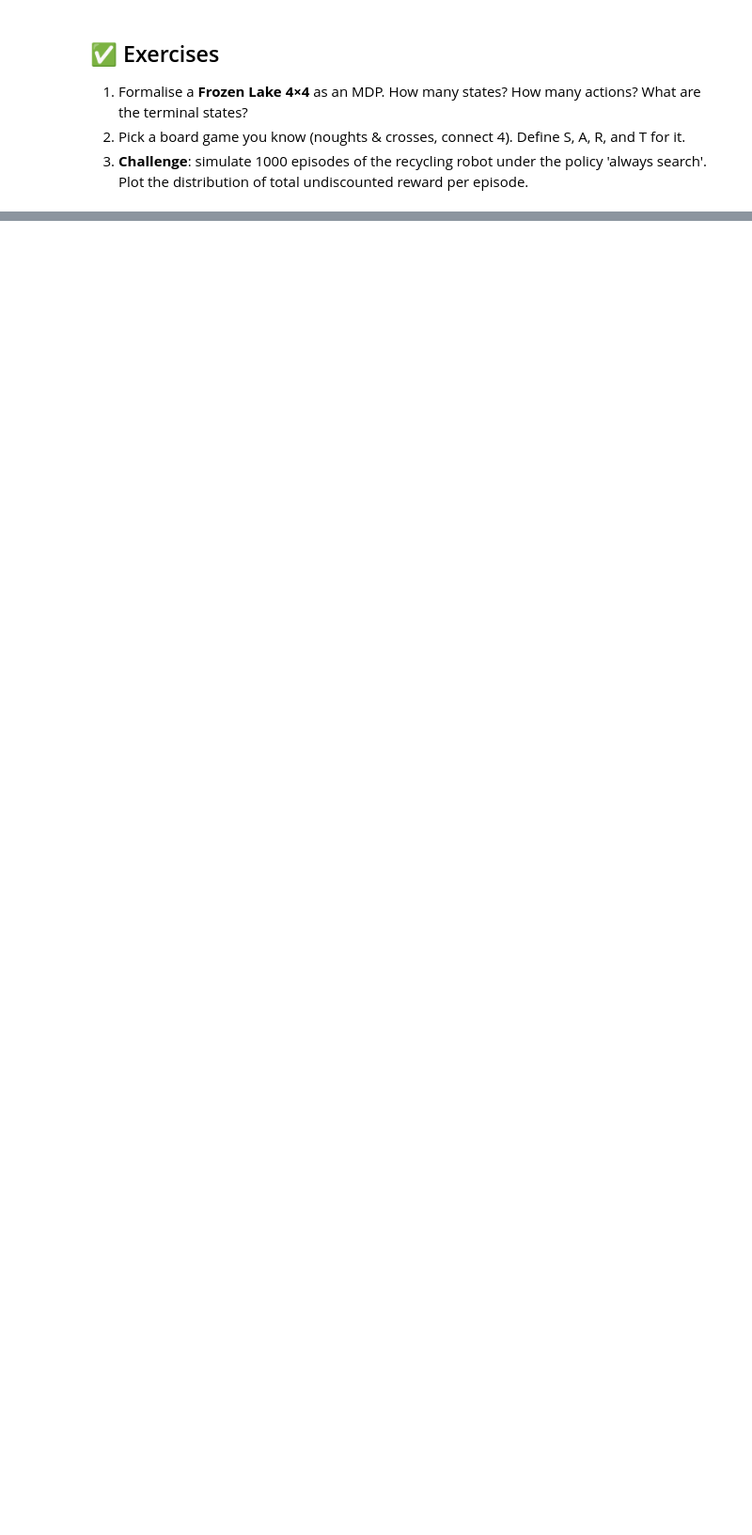
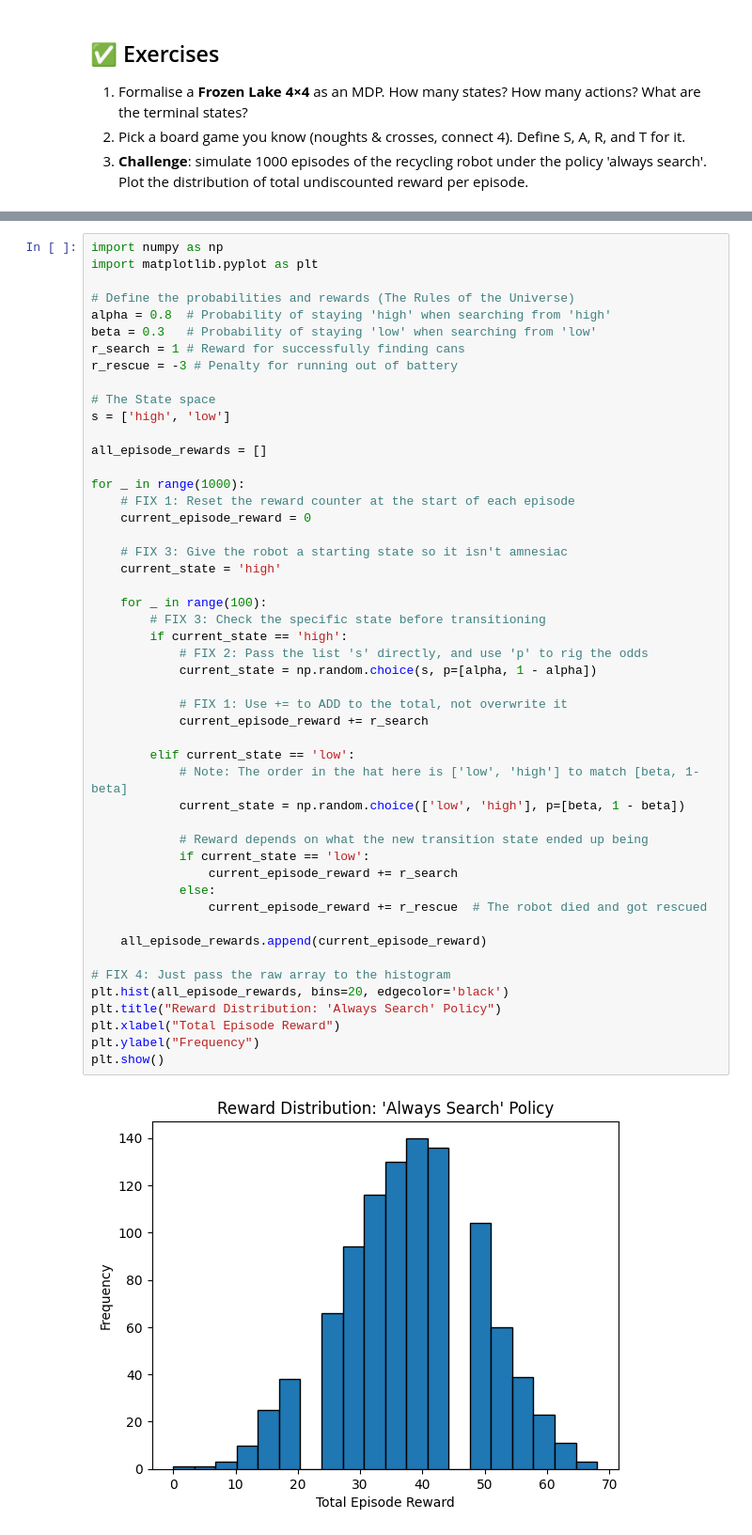
Before and after one commit to J-K-O-Dev/SoC-RL, a Jupyter notebook: Week 3/01_mdp_formulation.ipynb, the cells around one changed output, grey strips where cells are left out. Shown at 94% size. Cells and saved outputs as stored; diff of their text form; blank space fills up the shorter version.

```diff
--- a/Week 3/01_mdp_formulation.ipynb
+++ b/Week 3/01_mdp_formulation.ipynb
@@ -126,0 +179,51 @@ for name, mdp in problems.items():
+# %%
+import numpy as np
+import matplotlib.pyplot as plt
+
+# Define the probabilities and rewards (The Rules of the Universe)
+alpha = 0.8  # Probability of staying 'high' when searching from 'high'
+beta = 0.3   # Probability of staying 'low' when searching from 'low'
+r_search = 1 # Reward for successfully finding cans
+r_rescue = -3 # Penalty for running out of battery
+
+# The State space
+s = ['high', 'low']
+
+all_episode_rewards = []
+
+for _ in range(1000):
+    # FIX 1: Reset the reward counter at the start of each episode
+    current_episode_reward = 0
+
+    # FIX 3: Give the robot a starting state so it isn't amnesiac
+    current_state = 'high'
+
+    for _ in range(100):
+        # FIX 3: Check the specific state before transitioning
+        if current_state == 'high':
+            # FIX 2: Pass the list 's' directly, and use 'p' to rig the odds
+            current_state = np.random.choice(s, p=[alpha, 1 - alpha])
+
+            # FIX 1: Use += to ADD to the total, not overwrite it
+            current_episode_reward += r_search
+
+        elif current_state == 'low':
+            # Note: The order in the hat here is ['low', 'high'] to match [beta, 1-beta]
+            current_state = np.random.choice(['low', 'high'], p=[beta, 1 - beta])
+
+            # Reward depends on what the new transition state ended up being
+            if current_state == 'low':
+                current_episode_reward += r_search
+            else:
+                current_episode_reward += r_rescue  # The robot died and got rescued
+
+    all_episode_rewards.append(current_episode_reward)
+
+# FIX 4: Just pass the raw array to the histogram
+plt.hist(all_episode_rewards, bins=20, edgecolor='black')
+plt.title("Reward Distribution: 'Always Search' Policy")
+plt.xlabel("Total Episode Reward")
+plt.ylabel("Frequency")
+plt.show()
+# %% [output]
+[figure, added]
```
Also changed, not shown: parts of 5 cells of this notebook, 1 other file.
